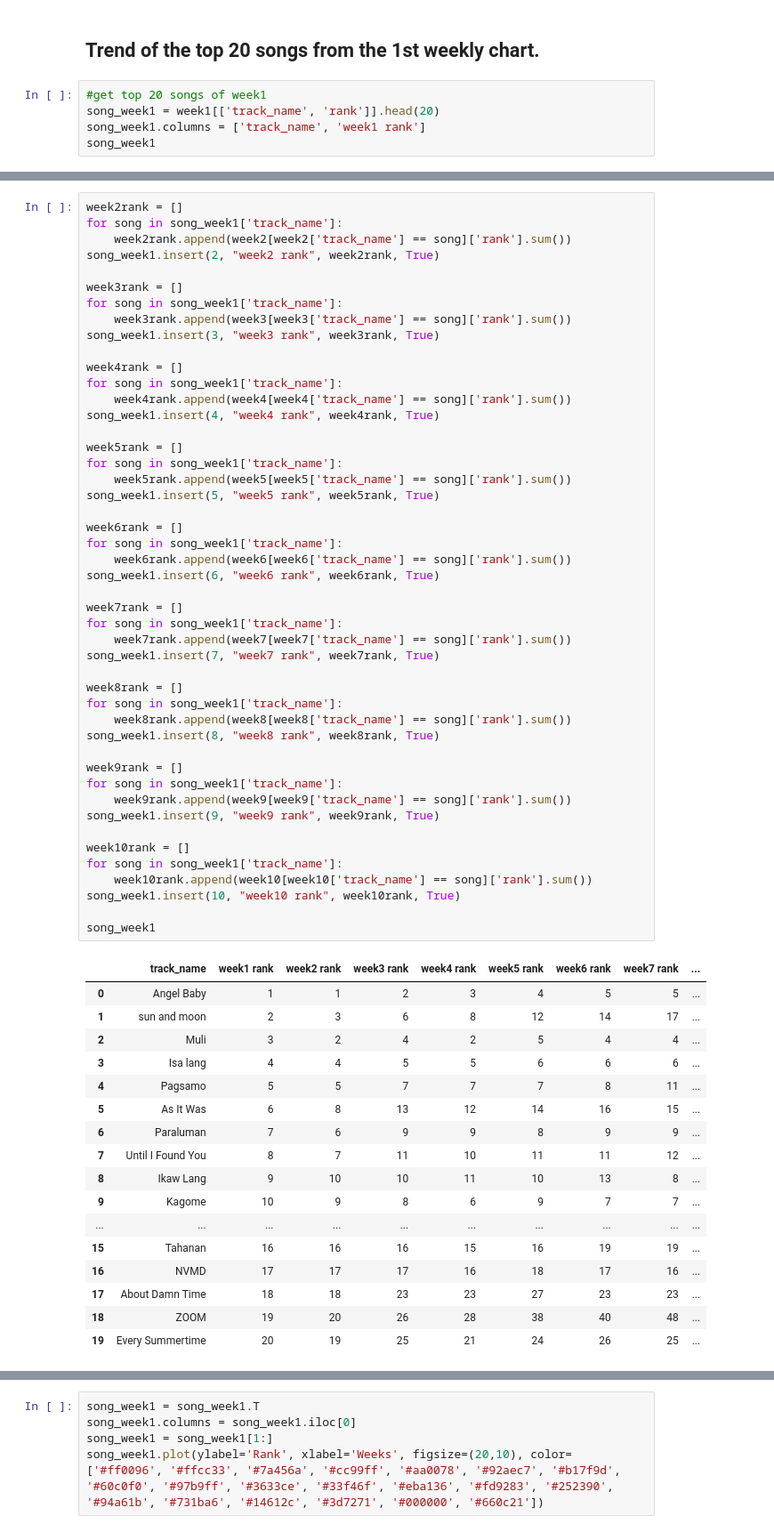
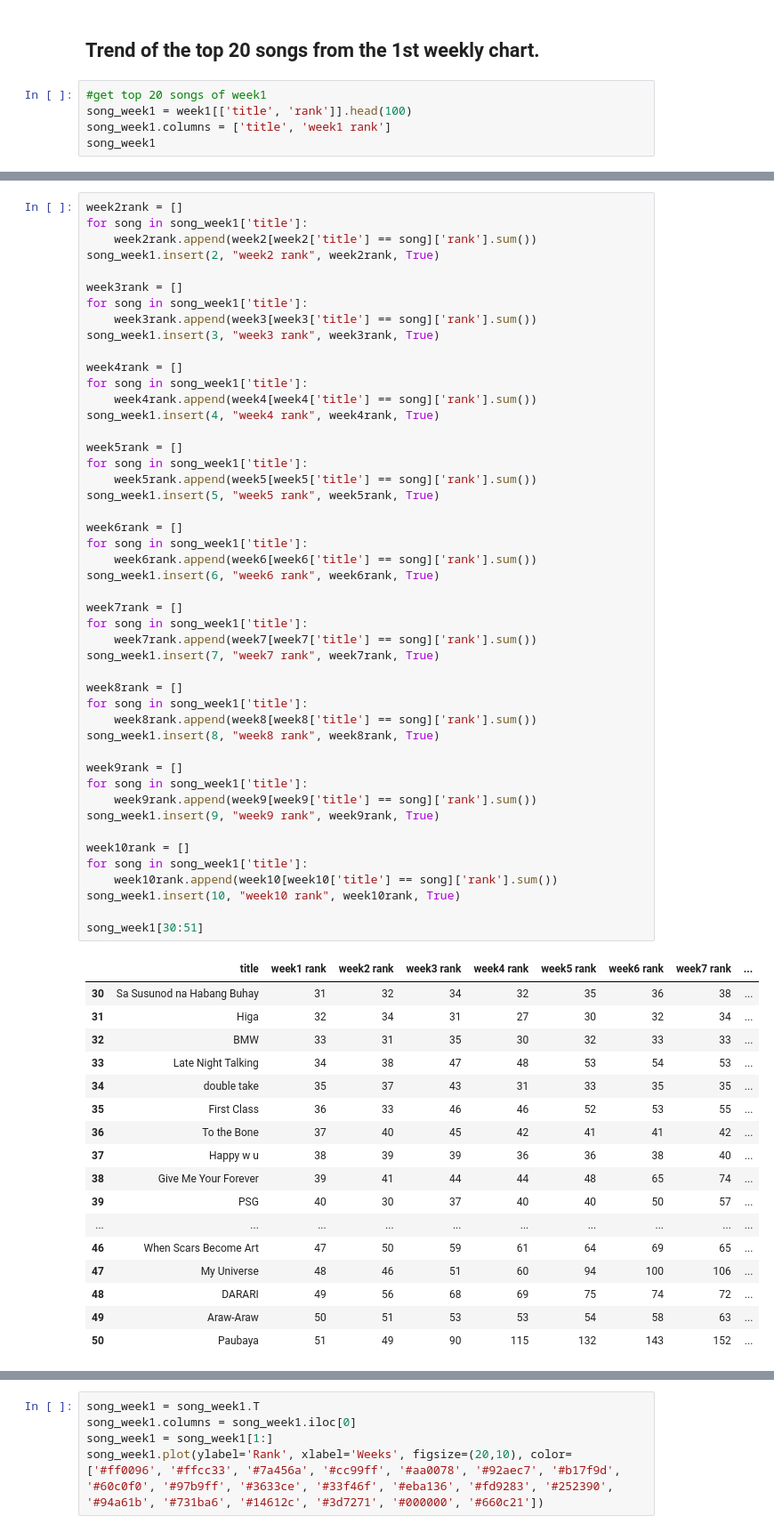
Before and after one commit to dlsucomet/aWit-trial, a Jupyter notebook: matcha.ipynb, the cells around one changed output, grey strips where cells are left out. Shown at 89% size. Cells and saved outputs as stored; diff of their text form.

```diff
--- a/matcha.ipynb
+++ b/matcha.ipynb
@@ -395,7 +395,7 @@ Insights:
 ## Trend of the top 20 songs from the 1st weekly chart.
 # %%
 #get top 20 songs of week1
-song_week1 = week1[['track_name', 'rank']].head(20)
-song_week1.columns = ['track_name', 'week1 rank']
+song_week1 = week1[['title', 'rank']].head(100)
+song_week1.columns = ['title', 'week1 rank']
 song_week1
 # %% [output]
@@ -419,65 +415,65 @@ song_week1
 # %%
 week2rank = []
-for song in song_week1['track_name']:
-    week2rank.append(week2[week2['track_name'] == song]['rank'].sum())
+for song in song_week1['title']:
+    week2rank.append(week2[week2['title'] == song]['rank'].sum())
 song_week1.insert(2, "week2 rank", week2rank, True)
 
 week3rank = []
-for song in song_week1['track_name']:
-    week3rank.append(week3[week3['track_name'] == song]['rank'].sum())
+for song in song_week1['title']:
+    week3rank.append(week3[week3['title'] == song]['rank'].sum())
 song_week1.insert(3, "week3 rank", week3rank, True)
 
 week4rank = []
-for song in song_week1['track_name']:
-    week4rank.append(week4[week4['track_name'] == song]['rank'].sum())
+for song in song_week1['title']:
+    week4rank.append(week4[week4['title'] == song]['rank'].sum())
 song_week1.insert(4, "week4 rank", week4rank, True)
 
 week5rank = []
-for song in song_week1['track_name']:
-    week5rank.append(week5[week5['track_name'] == song]['rank'].sum())
+for song in song_week1['title']:
+    week5rank.append(week5[week5['title'] == song]['rank'].sum())
 song_week1.insert(5, "week5 rank", week5rank, True)
 
 week6rank = []
-for song in song_week1['track_name']:
-    week6rank.append(week6[week6['track_name'] == song]['rank'].sum())
+for song in song_week1['title']:
+    week6rank.append(week6[week6['title'] == song]['rank'].sum())
 song_week1.insert(6, "week6 rank", week6rank, True)
 
 week7rank = []
-for song in song_week1['track_name']:
-    week7rank.append(week7[week7['track_name'] == song]['rank'].sum())
+for song in song_week1['title']:
+    week7rank.append(week7[week7['title'] == song]['rank'].sum())
 song_week1.insert(7, "week7 rank", week7rank, True)
 
 week8rank = []
-for song in song_week1['track_name']:
-    week8rank.append(week8[week8['track_name'] == song]['rank'].sum())
+for song in song_week1['title']:
+    week8rank.append(week8[week8['title'] == song]['rank'].sum())
 song_week1.insert(8, "week8 rank", week8rank, True)
 
 week9rank = []
-for song in song_week1['track_name']:
-    week9rank.append(week9[week9['track_name'] == song]['rank'].sum())
+for song in song_week1['title']:
+    week9rank.append(week9[week9['title'] == song]['rank'].sum())
 song_week1.insert(9, "week9 rank", week9rank, True)
 
 week10rank = []
-for song in song_week1['track_name']:
-    week10rank.append(week10[week10['track_name'] == song]['rank'].sum())
+for song in song_week1['title']:
+    week10rank.append(week10[week10['title'] == song]['rank'].sum())
 song_week1.insert(10, "week10 rank", week10rank, True)
 
-song_week1
+song_week1[30:51]
 # %% [output]
-|  | track_name | week1 rank | week2 rank | week3 rank | week4 rank | week5 rank | week6 rank | week7 rank | ... |
-| 0 | Angel Baby | 1 | 1 | 2 | 3 | 4 | 5 | 5 | ... |
-| 1 | sun and moon | 2 | 3 | 6 | 8 | 12 | 14 | 17 | ... |
-| 2 | Muli | 3 | 2 | 4 | 2 | 5 | 4 | 4 | ... |
-| 3 | Isa lang | 4 | 4 | 5 | 5 | 6 | 6 | 6 | ... |
-| 4 | Pagsamo | 5 | 5 | 7 | 7 | 7 | 8 | 11 | ... |
-| 5 | As It Was | 6 | 8 | 13 | 12 | 14 | 16 | 15 | ... |
-| 6 | Paraluman | 7 | 6 | 9 | 9 | 8 | 9 | 9 | ... |
-| 7 | Until I Found You | 8 | 7 | 11 | 10 | 11 | 11 | 12 | ... |
-| 8 | Ikaw Lang | 9 | 10 | 10 | 11 | 10 | 13 | 8 | ... |
-| 9 | Kagome | 10 | 9 | 8 | 6 | 9 | 7 | 7 | ... |
+|  | title | week1 rank | week2 rank | week3 rank | week4 rank | week5 rank | week6 rank | week7 rank | ... |
+| 30 | Sa Susunod na Habang Buhay | 31 | 32 | 34 | 32 | 35 | 36 | 38 | ... |
+| 31 | Higa | 32 | 34 | 31 | 27 | 30 | 32 | 34 | ... |
+| 32 | BMW | 33 | 31 | 35 | 30 | 32 | 33 | 33 | ... |
+| 33 | Late Night Talking | 34 | 38 | 47 | 48 | 53 | 54 | 53 | ... |
+| 34 | double take | 35 | 37 | 43 | 31 | 33 | 35 | 35 | ... |
+| 35 | First Class | 36 | 33 | 46 | 46 | 52 | 53 | 55 | ... |
+| 36 | To the Bone | 37 | 40 | 45 | 42 | 41 | 41 | 42 | ... |
+| 37 | Happy w u | 38 | 39 | 39 | 36 | 36 | 38 | 40 | ... |
+| 38 | Give Me Your Forever | 39 | 41 | 44 | 44 | 48 | 65 | 74 | ... |
+| 39 | PSG | 40 | 30 | 37 | 40 | 40 | 50 | 57 | ... |
 | ... | ... | ... | ... | ... | ... | ... | ... | ... | ... |
-| 15 | Tahanan | 16 | 16 | 16 | 15 | 16 | 19 | 19 | ... |
-| 16 | NVMD | 17 | 17 | 17 | 16 | 18 | 17 | 16 | ... |
-| 17 | About Damn Time | 18 | 18 | 23 | 23 | 27 | 23 | 23 | ... |
-| 18 | ZOOM | 19 | 20 | 26 | 28 | 38 | 40 | 48 | ... |
-| 19 | Every Summertime | 20 | 19 | 25 | 21 | 24 | 26 | 25 | ... |
+| 46 | When Scars Become Art | 47 | 50 | 59 | 61 | 64 | 69 | 65 | ... |
+| 47 | My Universe | 48 | 46 | 51 | 60 | 94 | 100 | 106 | ... |
+| 48 | DARARI | 49 | 56 | 68 | 69 | 75 | 74 | 72 | ... |
+| 49 | Araw-Araw | 50 | 51 | 53 | 53 | 54 | 58 | 63 | ... |
+| 50 | Paubaya | 51 | 49 | 90 | 115 | 132 | 143 | 152 | ... |
```
Also changed, not shown: parts of 3 cells of this notebook, 12 other files.
